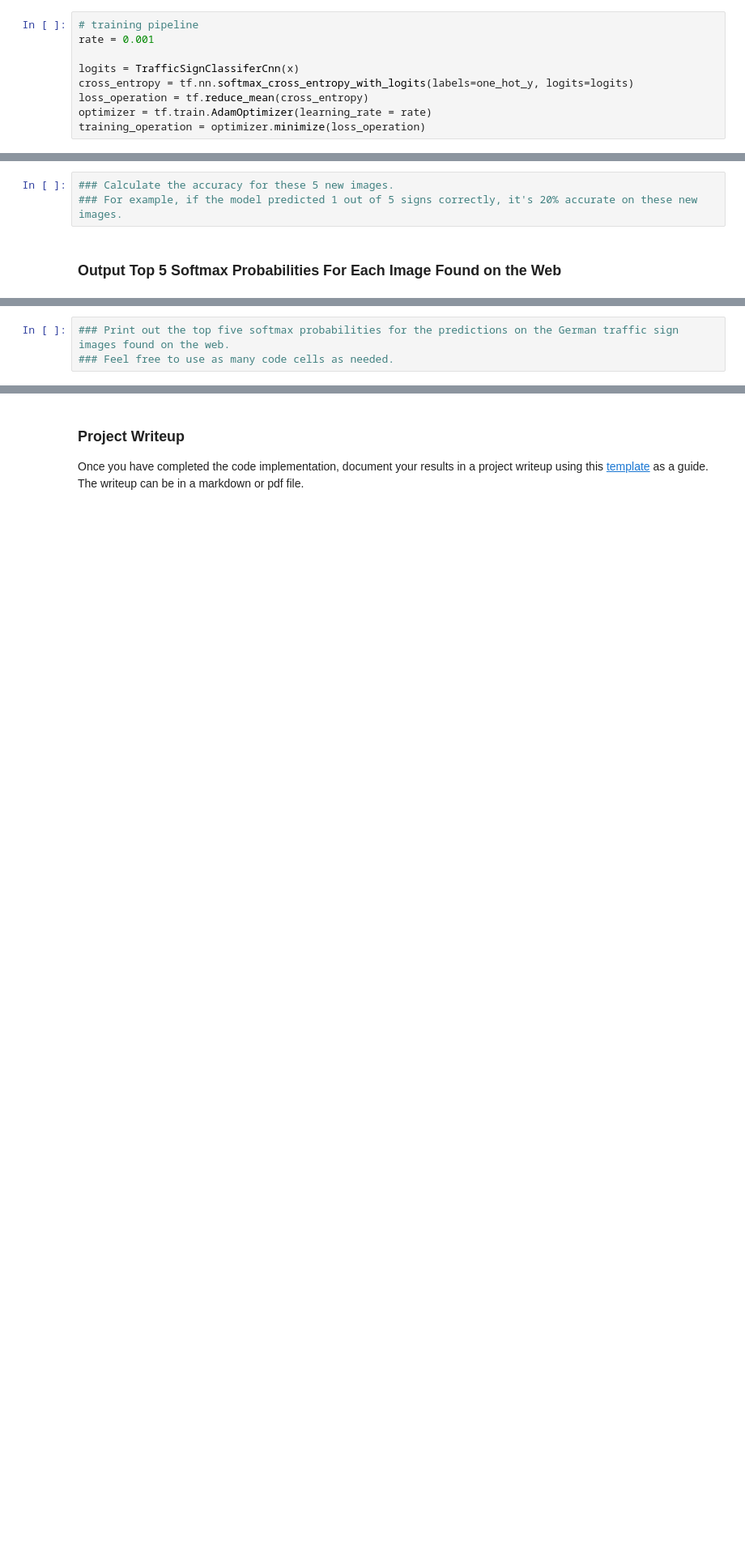
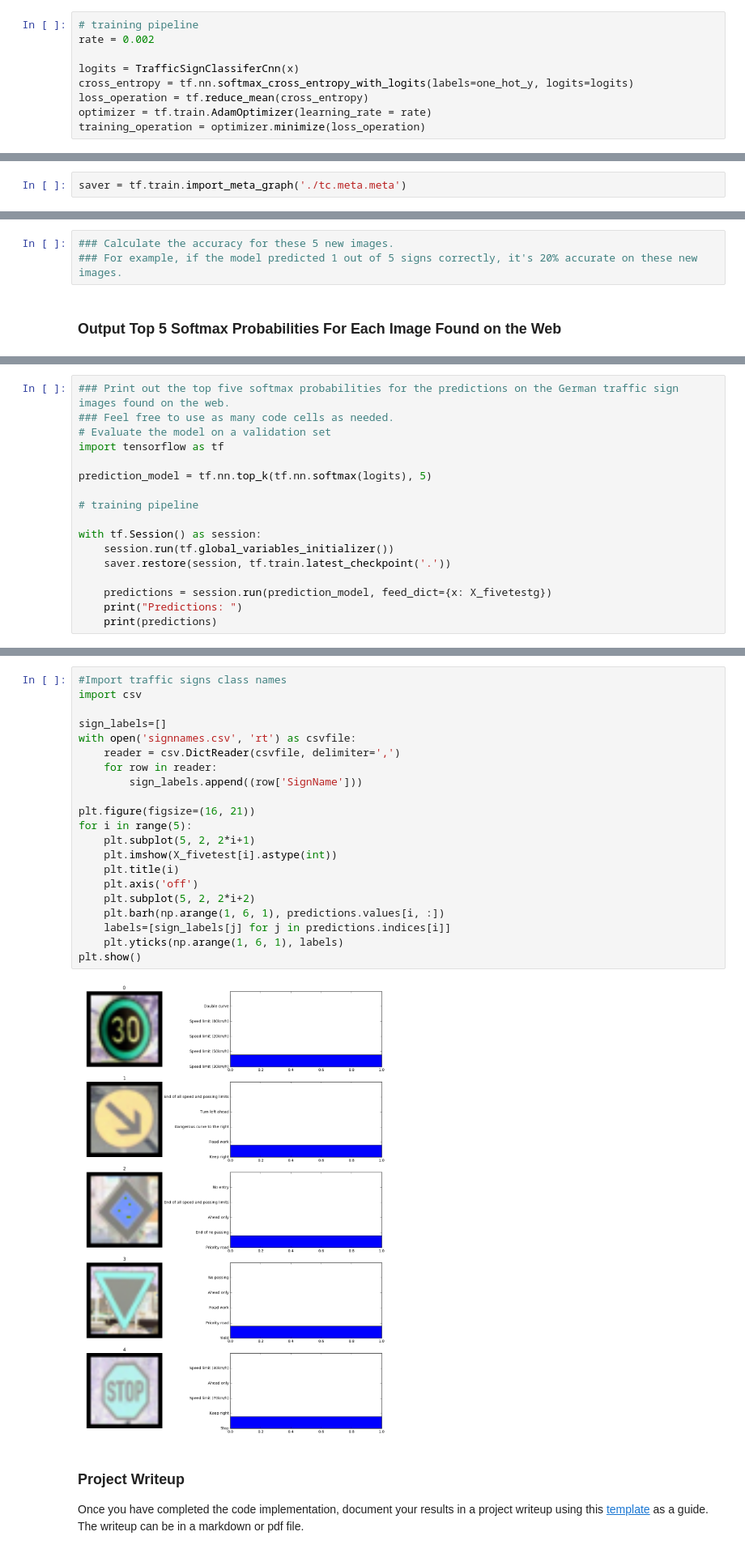
Before and after one commit to igmor/CarND-Traffic-Sign-Classifier-Project, a Jupyter notebook: Traffic_Sign_Classifier.ipynb, the cells around one changed output, grey strips where cells are left out. Shown: that part at 81% size. Saved outputs shown, nothing was run; the diff lists cells and outputs as text; blank space fills up the shorter version.

```diff
--- a/Traffic_Sign_Classifier.ipynb
+++ b/Traffic_Sign_Classifier.ipynb
@@ -255,7 +253,7 @@ y = tf.placeholder(tf.int32, (None))
 one_hot_y = tf.one_hot(y, 43)
 # %%
 # training pipeline
-rate = 0.001
+rate = 0.002
 
 logits = TrafficSignClassiferCnn(x)
 cross_entropy = tf.nn.softmax_cross_entropy_with_logits(labels=one_hot_y, logits=logits)
@@ -334,5 +433,7 @@ You may find `signnames.csv` useful as it contains mappings from the class id (i
 # %% [markdown]
 ### Predict the Sign Type for Each Image
+# %%
+saver = tf.train.import_meta_graph('./tc.meta.meta')
 # %%
 ### Run the predictions here and use the model to output the prediction for each image.
 ### Make sure to pre-process the images with the same pre-processing pipeline used earlier.
@@ -385,3 +504,17 @@ Looking just at the first row we get `[ 0.34763842,  0.24879643,  0.12789202]`,
 # %%
 ### Print out the top five softmax probabilities for the predictions on the German traffic sign images found on the web.
 ### Feel free to use as many code cells as needed.
+# Evaluate the model on a validation set
+import tensorflow as tf
+
+prediction_model = tf.nn.top_k(tf.nn.softmax(logits), 5)
+
+# training pipeline
+
+with tf.Session() as session:
+    session.run(tf.global_variables_initializer())
+    saver.restore(session, tf.train.latest_checkpoint('.'))
+
+    predictions = session.run(prediction_model, feed_dict={x: X_fivetestg})
+    print("Predictions: ")
+    print(predictions)
@@ -388,3 +538,26 @@ Looking just at the first row we get `[ 0.34763842,  0.24879643,  0.12789202]`,
+# %%
+#Import traffic signs class names
+import csv
+
+sign_labels=[]
+with open('signnames.csv', 'rt') as csvfile:
+    reader = csv.DictReader(csvfile, delimiter=',')
+    for row in reader:
+        sign_labels.append((row['SignName']))
+
+plt.figure(figsize=(16, 21))
+for i in range(5):
+    plt.subplot(5, 2, 2*i+1)
+    plt.imshow(X_fivetest[i].astype(int))
+    plt.title(i)
+    plt.axis('off')
+    plt.subplot(5, 2, 2*i+2)
+    plt.barh(np.arange(1, 6, 1), predictions.values[i, :])
+    labels=[sign_labels[j] for j in predictions.indices[i]]
+    plt.yticks(np.arange(1, 6, 1), labels)
+plt.show()
+# %% [output]
+[figure, added]
 # %% [markdown]
 ### Project Writeup
 
```
Also changed, not shown: parts of 14 cells of this notebook, 15 other files.
